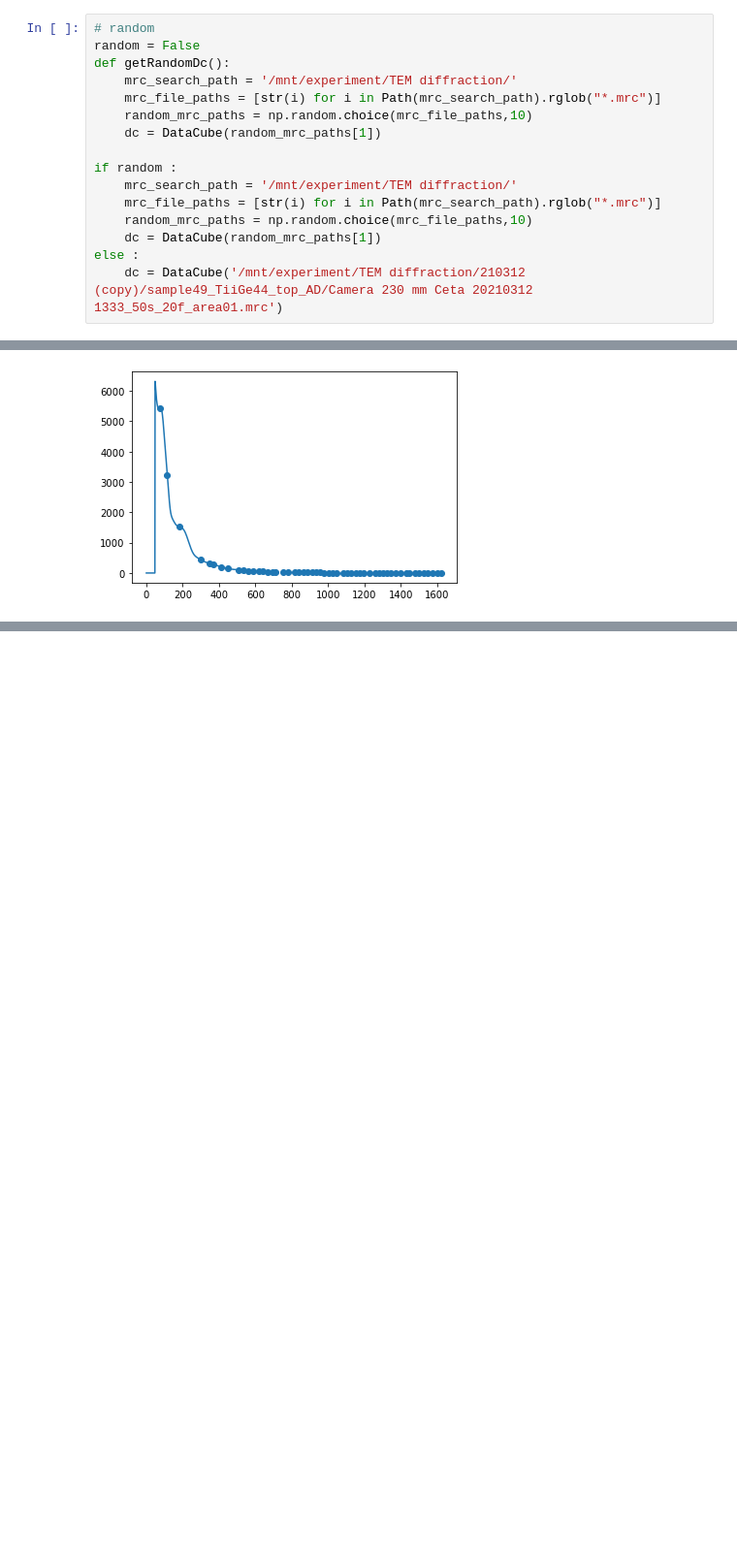
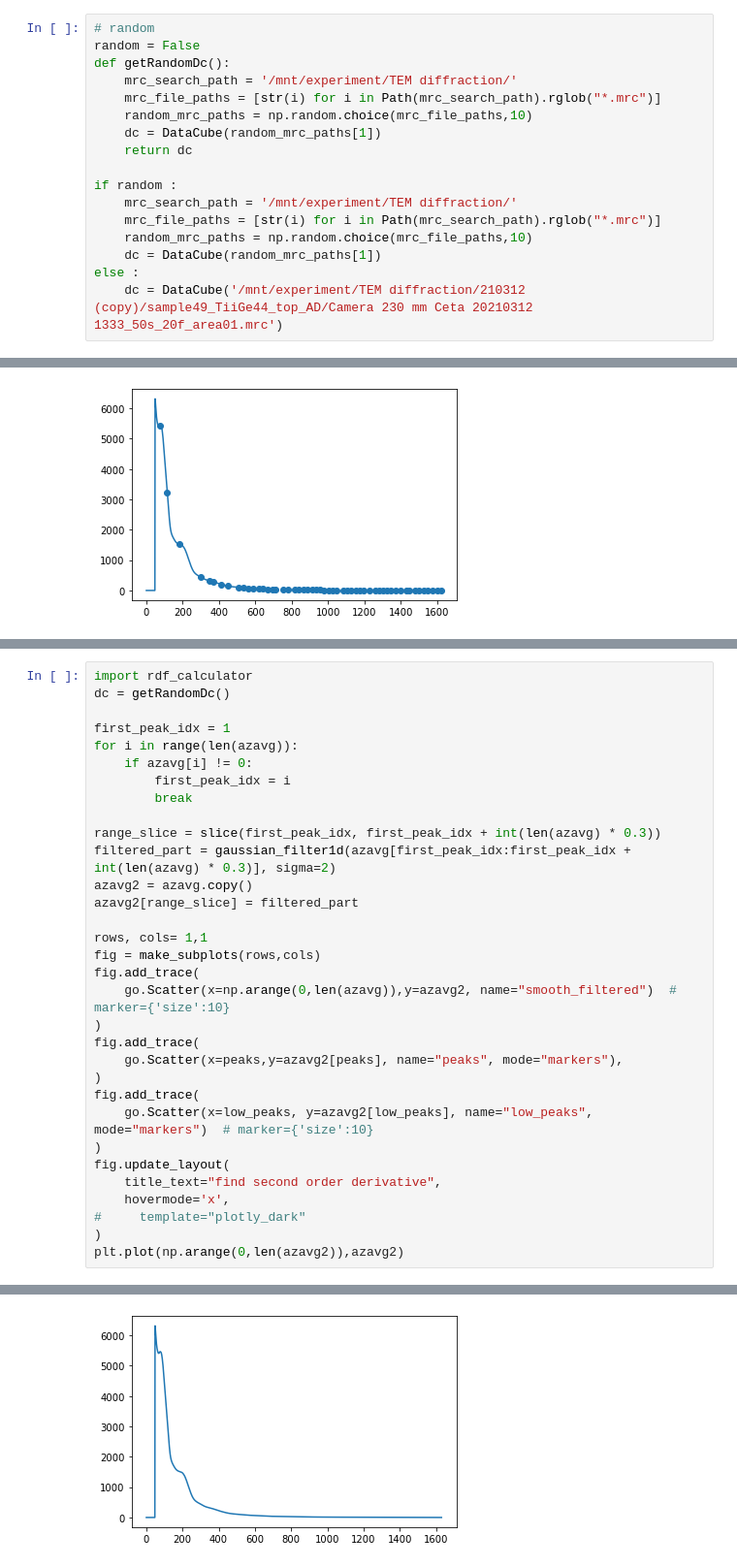
Before and after one commit to GWlab-SKKU/ePDFpy, a Jupyter notebook: azimuthal_average_test.ipynb, the cells around one changed output, grey strips where cells are left out. Shown at 97% size. Cells and saved outputs as stored; diff of their text form; blank space fills up the shorter version.

```diff
--- a/azimuthal_average_test.ipynb
+++ b/azimuthal_average_test.ipynb
@@ -20,6 +20,7 @@ def getRandomDc():
     mrc_file_paths = [str(i) for i in Path(mrc_search_path).rglob("*.mrc")]
     random_mrc_paths = np.random.choice(mrc_file_paths,10)
     dc = DataCube(random_mrc_paths[1])
+    return dc
 
 if random :
     mrc_search_path = '/mnt/experiment/TEM diffraction/'
@@ -263,0 +268,33 @@ plt.scatter(peaks,azavg2[peaks])
+# %%
+import rdf_calculator
+dc = getRandomDc()
+
+first_peak_idx = 1
+for i in range(len(azavg)):
+    if azavg[i] != 0:
+        first_peak_idx = i
+        break
+
+range_slice = slice(first_peak_idx, first_peak_idx + int(len(azavg) * 0.3))
+filtered_part = gaussian_filter1d(azavg[first_peak_idx:first_peak_idx + int(len(azavg) * 0.3)], sigma=2)
+azavg2 = azavg.copy()
+azavg2[range_slice] = filtered_part
+
+rows, cols= 1,1
+fig = make_subplots(rows,cols)
+fig.add_trace(
+    go.Scatter(x=np.arange(0,len(azavg)),y=azavg2, name="smooth_filtered")  # marker={'size':10}
+)
+fig.add_trace(
+    go.Scatter(x=peaks,y=azavg2[peaks], name="peaks", mode="markers"),
+)
+fig.add_trace(
+    go.Scatter(x=low_peaks, y=azavg2[low_peaks], name="low_peaks", mode="markers")  # marker={'size':10}
+)
+fig.update_layout(
+    title_text="find second order derivative",
+    hovermode='x',
+#     template="plotly_dark"
+)
+plt.plot(np.arange(0,len(azavg2)),azavg2)
+# %% [output]
@@ -263,0 +302 @@ plt.scatter(peaks,azavg2[peaks])
+[figure, added]
```
Also changed, not shown: parts of 3 cells of this notebook, 4 other files.
